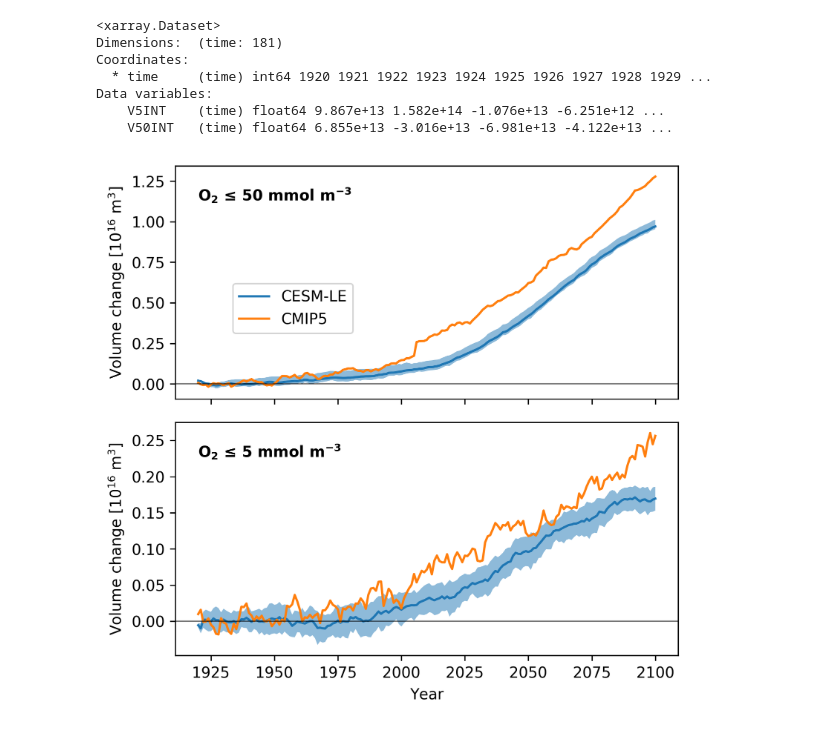
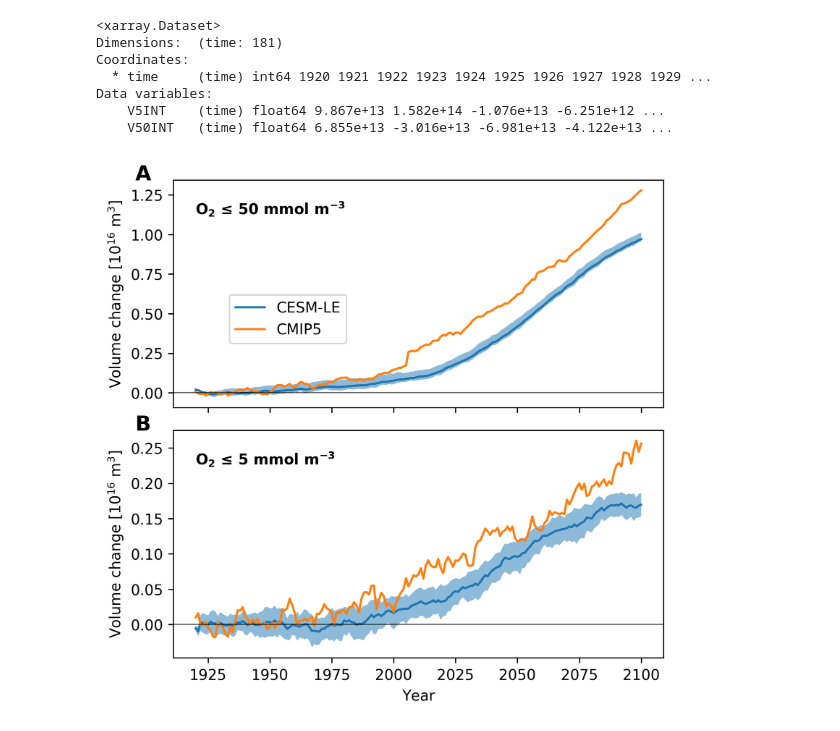
Before and after one commit to matt-long/iucn-deoxygenation-report, a Jupyter notebook: plot_cesm_cmip_volume_census.ipynb, the cells around one changed output. Saved outputs shown, nothing was run; the diff lists cells and outputs as text; code cells hidden in the pictures.

```diff
--- a/plot_cesm_cmip_volume_census.ipynb
+++ b/plot_cesm_cmip_volume_census.ipynb
@@ -91,32 +91,42 @@ Data variables:
 # %%
 plot_name = os.path.join(diro['fig'],'volume-census.pdf')
 fig = plt.figure(figsize=(6,6),dpi=300)
 
 gs = gridspec.GridSpec(2,1)
 
 label = {'V60INT': u'O$_2$ ≤ 60 mmol m$^{-3}$',
          'V50INT': u'O$_2$ ≤ 50 mmol m$^{-3}$',
          'V5INT': u'O$_2$ ≤ 5 mmol m$^{-3}$'}
 for i,v in enumerate(['V50INT','V5INT']):
     ax = fig.add_subplot(gs[i,0])
 
     ax.fill_between(ds.time,(dsa[v].T-dss.V5INT)*1e-16,(dsa[v].T+dss[v])*1e-16,alpha=0.5)
     ax.plot(ds.time,dsa[v].T*1e-16,label='CESM-LE')
     ax.plot(cmip.time,cmip[v]*1e-16,label='CMIP5')
     ylm = ax.get_ylim()
     ax.text(1920,ylm[1]-0.15*np.diff(ylm),label[v],fontweight='bold')
     ax.set_ylabel('Volume change [10$^{16}$ m$^{3}$]')
     ax.axhline(0,linewidth=0.5,color='black')
 
 
 axs = fig.get_axes()
 axs[0].set_xticklabels([])
 axs[-1].set_xlabel('Year')
 
 handles, labels = axs[0].get_legend_handles_labels()
 axs[0].legend(handles, labels,bbox_to_anchor=(0.1,0.25))
 
+gs.update(hspace=0.1)
 
-gs.update(hspace=0.1)
+alp = [chr(i).upper() for i in range(97,97+26)]
+for i,ax in enumerate(axs):
+    p = ax.get_position()
+    y = p.y1+0.00
+    x = p.x0-0.06
+    fig.text(x,y,'%s'%alp[i],
+             fontsize=14.,
+             fontweight = 'semibold')
+
+plt.savefig(plot_name,bbox_inches='tight')
 # %% [output]
-[figure, old version]
+[figure, new version]
```
Also changed, not shown: 6 other files.
